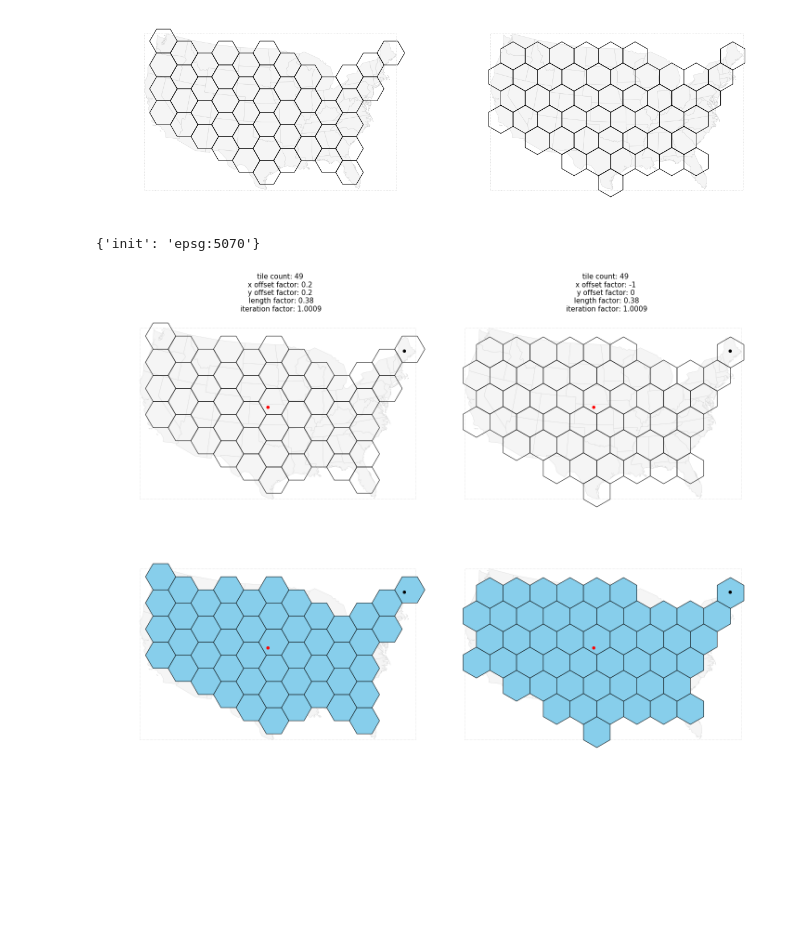
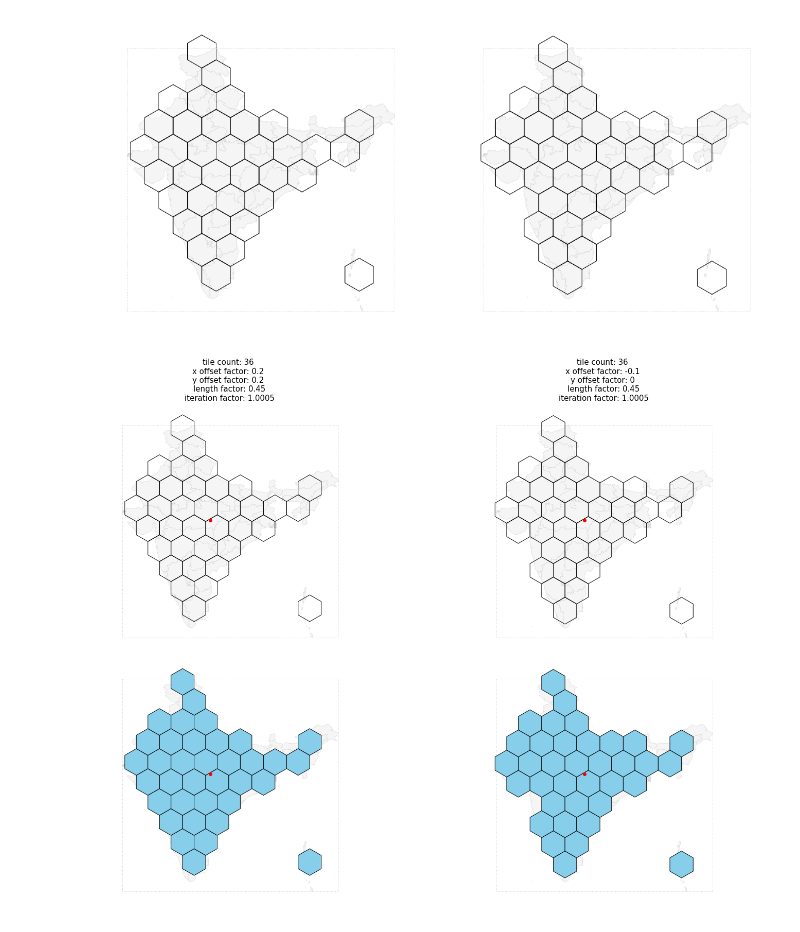
Before and after one commit to deitelberg/Python-projects, a Jupyter notebook: gridmap_refactor.ipynb, the cells around one changed output. Saved outputs shown, nothing was run; the diff lists cells and outputs as text; code cells hidden in the pictures; blank space fills up the shorter version.

Commit message:
with updates for India initial hexagons

```diff
--- a/gridmap_refactor.ipynb
+++ b/gridmap_refactor.ipynb
@@ -31,10 +48,21 @@ True
+# %%
+def read_file_and_attempt_projection(file, epsg_code):
+    try:
+        gdf = gpd.read_file(file).to_crs({'init': 'epsg:{}'.format(epsg_code)})
+        print('Data projected to EPSG code: {}'.format(epsg_code))
+    except:
+        gdf = gpd.read_file(file)
+        print('*** Failed to project to EPSG code: {} \
+              \n*** Data read in with this CRS: {}'.format(epsg_code, gdf.crs))
+    return gdf
 # %%
-admin = gpd.read_file(polys).to_crs({'init': 'epsg:5070'})
-admin[admin_id] = admin['HASC_1'].str.split('.').str[1]
-admin = admin.sort_values(by='NAME_1').reset_index(drop=True)
+admin = read_file_and_attempt_projection(polys, epsg)
+#admin[admin_id] = admin[admin_name_col].str.split('.').str[1] #For USA
+admin[admin_id] = admin[admin_name_col].str.split(' ').str[0]
+admin = admin.sort_values(by=admin_name_col).reset_index(drop=True)
 admin = admin.rename(columns={'geometry': 'geom_poly'}).set_geometry('geom_poly')
 keep_flds.append(admin.geometry.name)
 del_flds = [x for x in list(admin) if x not in keep_flds]
 admin.drop(columns=del_flds, inplace=True)
-admin.head(3)
+print(display(HTML(admin.to_html())))
 # %% [output]
@@ -315,0 +337,21 @@ i1 h52... i2 h52... i3 h52... i4 h51... i5 h51... i6 h51... i7 h50... i8 h50...
+# %%
+# Hexagon creation variables
+xofac1 = 0.2  # X offset factor 1 - moves seed hexagon in the X direction. Ideally between -1 and 1
+yofac1 = 0.2  # Y offset factor 1 - moves seed hexagon in the Y direction. Ideally between -1 and 1
+xofac2 = -0.1    # X offset factor 2 (if calling 'iterate_size' function a second time)
+yofac2 = 0    # Y offset factor 2 (if calling 'iterate_size' function a second time)
+lfac   = 0.45    # Length factor - smaller value creates fewer (i.e. larger) initial hexagons
+ifac   = 1.0005  # Iteration factor - multiplied to hexagon length to create larger hexagons each iteration\
+
+print('We need {} hexagons.'.format(len(admin)))
+
+hexagons1 = iterate_size(admin, bbox, flat='side',
+                           x_offset_factor=xofac1, y_offset_factor=yofac1,
+                           len_factor=lfac, iter_factor=ifac, keep='center_in')
+
+hexagons2 = iterate_size(admin, bbox, flat='side',
+                             x_offset_factor=xofac2, y_offset_factor=yofac2,
+                             len_factor=lfac, iter_factor=ifac, keep='center_in')
+
+verify_count([hexagons1, hexagons2], len(admin))
+hexagons1.head(3)
@@ -316,50 +372,42 @@ i1 h52... i2 h52... i3 h52... i4 h51... i5 h51... i6 h51... i7 h50... i8 h50...
 # %%
 fig, (ax1,ax2) = plt.subplots(nrows=1, ncols=2, figsize=(20, 16), sharex=True, sharey=True)
 
 # Plot on axis 1 (left)
 ax1.set_axis_off()
 admin.set_geometry('geom_poly').plot(ax=ax1, linewidth=0.5, edgecolor='lightgrey', color='whitesmoke')
-hexagons_up.plot(ax=ax1, edgecolor='black', facecolor="none")
+hexagons1.plot(ax=ax1, edgecolor='black', facecolor="none")
 bbox_gdf.plot(ax=ax1, facecolor="none", edgecolor='lightgrey', linestyle=':')
 #pt.plot(ax=ax1, color='red')
 
 # Plot on axis 2 (left)
 ax2.set_axis_off()
 admin.set_geometry('geom_poly').plot(ax=ax2, linewidth=0.5, edgecolor='lightgrey', color='whitesmoke')
-hexagons_side.plot(ax=ax2, edgecolor='black', facecolor="none")
+hexagons2.plot(ax=ax2, edgecolor='black', facecolor="none")
 bbox_gdf.plot(ax=ax2, facecolor="none", edgecolor='lightgrey', linestyle=':')
 
 plt.show()
 # %% [output]
-[figure, old version]
+[figure, new version]
-# %%
-
-#hexagons_up.drop(columns=['geom_centroid']).to_file('USA_hexagons.shp')
-#hexagons_up.drop(columns=['geom_centroid']).to_json()
-print(hexagons_up.crs)
-#hexagons_up.head()
-# %% [output]
-{'init': 'epsg:5070'}
 # %%
 fig, ax = plt.subplots(nrows=2, ncols=2, constrained_layout=True, figsize=(20, 15), sharex=True, sharey=True)
 
 # Plot on axis 1 (top left)
-ax[0,0].set_title('tile count: {} \nx offset factor: {} \ny offset factor: {} \nlength factor: {}\niteration factor: {}'.format(len(hexagons_up), xofac1, yofac1, lfac, ifac),
+ax[0,0].set_title('tile count: {} \nx offset factor: {} \ny offset factor: {} \nlength factor: {}\niteration factor: {}'.format(len(hexagons1), xofac1, yofac1, lfac, ifac),
                   fontdict={'fontsize': '15', 'fontweight' : '500'})
 ax[0,0].set_axis_off()
 admin.set_geometry('geom_poly').plot(ax=ax[0,0], linewidth=0.5, edgecolor='lightgrey', color='whitesmoke')
 bbox_gdf.plot(ax=ax[0,0], facecolor="none", edgecolor='lightgrey', linestyle=':')
-hexagons_up.plot(ax=ax[0,0], edgecolor='black', facecolor="none")
+hexagons1.plot(ax=ax[0,0], edgecolor='black', facecolor="none")
 admin_hulls_dissolved.set_geometry('geom_centroid').plot(ax=ax[0,0], color='red')
 admin.loc[admin[admin_id] == 'ME'].set_geometry('geom_centroid').plot(ax=ax[0,0], color='black')
 
 # Plot on axis 2 (top right)
-ax[0,1].set_title('tile count: {} \nx offset factor: {} \ny offset factor: {} \nlength factor: {}\niteration factor: {}'.format(len(hexagons_up), xofac2, yofac2, lfac, ifac),
+ax[0,1].set_title('tile count: {} \nx offset factor: {} \ny offset factor: {} \nlength factor: {}\niteration factor: {}'.format(len(hexagons2), xofac2, yofac2, lfac, ifac),
                   fontdict={'fontsize': '15', 'fontweight' : '500'})
 ax[0,1].set_axis_off()
 admin.set_geometry('geom_poly').plot(ax=ax[0,1], linewidth=0.5, edgecolor='lightgrey', color='whitesmoke')
 bbox_gdf.plot(ax=ax[0,1], facecolor="none", edgecolor='lightgrey', linestyle=':')
-hexagons_side.plot(ax=ax[0,1], edgecolor='black', facecolor="none")
+hexagons2.plot(ax=ax[0,1], edgecolor='black', facecolor="none")
 admin_hulls_dissolved.set_geometry('geom_centroid').plot(ax=ax[0,1], color='red')
 admin.loc[admin[admin_id] == 'ME'].set_geometry('geom_centroid').plot(ax=ax[0,1], color='black')
 
@@ -367,7 +415,7 @@ admin.loc[admin[admin_id] == 'ME'].set_geometry('geom_centroid').plot(ax=ax[0,1]
 ax[1,0].set_axis_off()
 admin.set_geometry('geom_poly').plot(ax=ax[1,0], linewidth=0.5, edgecolor='lightgrey', color='whitesmoke')
 bbox_gdf.plot(ax=ax[1,0], facecolor="none", edgecolor='lightgrey', linestyle=':')
-hexagons_up.plot(ax=ax[1,0], edgecolor='black', facecolor="skyblue")
+hexagons1.plot(ax=ax[1,0], edgecolor='black', facecolor="skyblue")
 admin_hulls_dissolved.set_geometry('geom_centroid').plot(ax=ax[1,0], color='red')
 admin.loc[admin[admin_id] == 'ME'].set_geometry('geom_centroid').plot(ax=ax[1,0], color='black')
 
@@ -375,13 +423,13 @@ admin.loc[admin[admin_id] == 'ME'].set_geometry('geom_centroid').plot(ax=ax[1,0]
 ax[1,1].set_axis_off()
 admin.set_geometry('geom_poly').plot(ax=ax[1,1], linewidth=0.5, edgecolor='lightgrey', color='whitesmoke')
 bbox_gdf.plot(ax=ax[1,1], facecolor="none", edgecolor='lightgrey', linestyle=':')
-hexagons_side.plot(ax=ax[1,1], edgecolor='black', facecolor="skyblue")
+hexagons2.plot(ax=ax[1,1], edgecolor='black', facecolor="skyblue")
 admin_hulls_dissolved.set_geometry('geom_centroid').plot(ax=ax[1,1], color='red')
 admin.loc[admin[admin_id] == 'ME'].set_geometry('geom_centroid').plot(ax=ax[1,1], color='black')
 
 plt.show()
 # %% [output]
-[figure, old version]
+[figure, new version]
 # %%
 fig, ax = plt.subplots(nrows=1, ncols=1, figsize=(12, 10))
 ax.set_axis_off()
```
Also changed, not shown: parts of 18 cells of this notebook.
